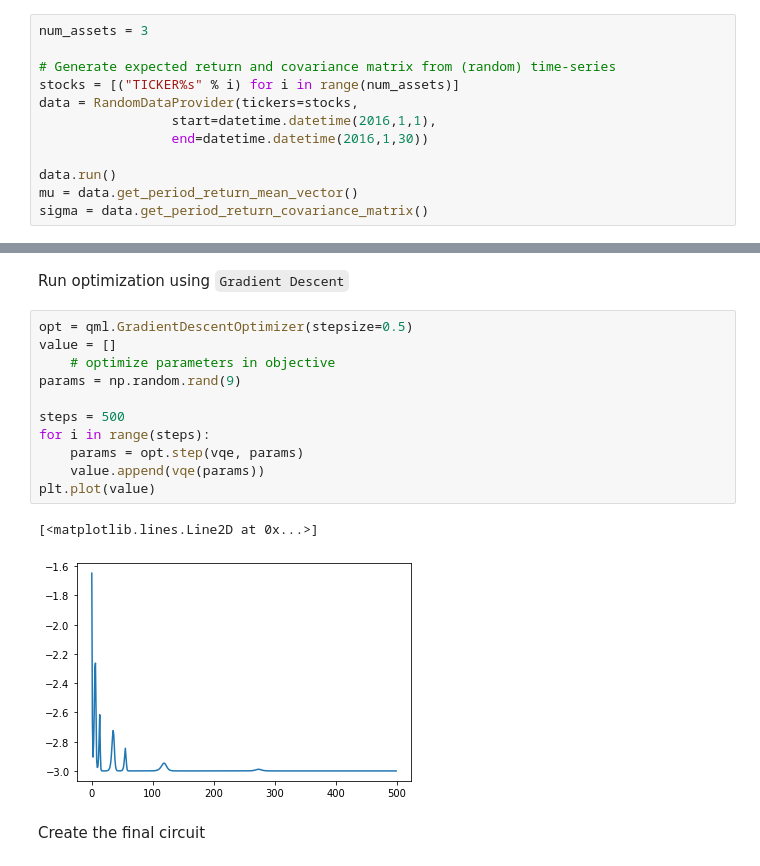
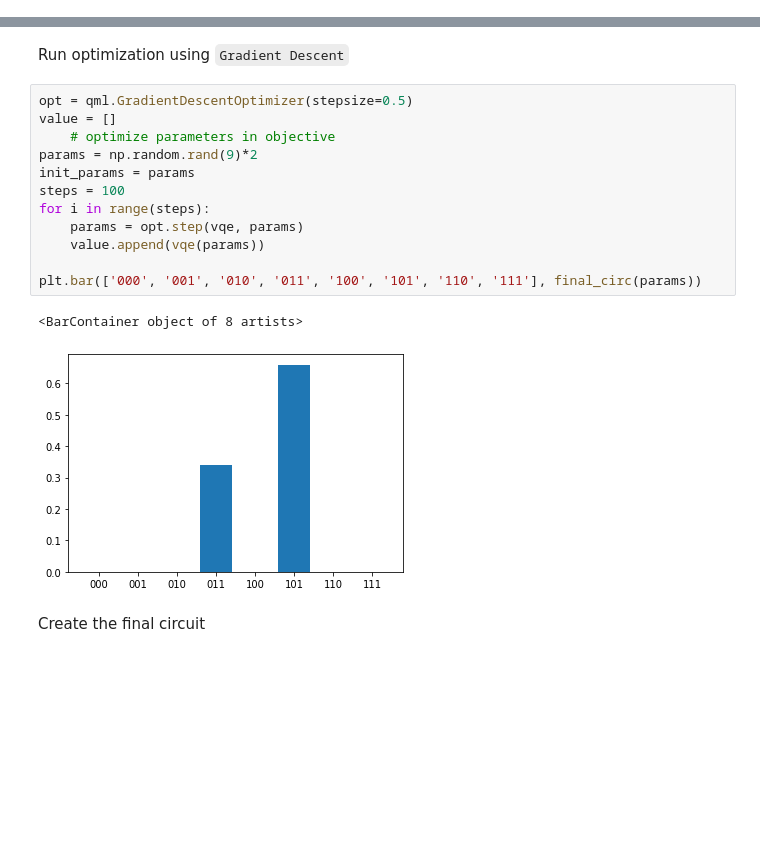
Before and after one commit to rochisha0/stock-picking, a Jupyter notebook: VQE for portfolio optimization.ipynb, the cells around one changed output, grey strips where cells are left out. Drawn from its saved outputs; the diff is of its cells as text; blank space fills up the shorter version.

```diff
--- a/VQE for portfolio optimization.ipynb
+++ b/VQE for portfolio optimization.ipynb
@@ -98,12 +97,0 @@ I picked three random assets
-# %%
-num_assets = 3
-
-# Generate expected return and covariance matrix from (random) time-series
-stocks = [("TICKER%s" % i) for i in range(num_assets)]
-data = RandomDataProvider(tickers=stocks,
-                 start=datetime.datetime(2016,1,1),
-                 end=datetime.datetime(2016,1,30))
-
-data.run()
-mu = data.get_period_return_mean_vector()
-sigma = data.get_period_return_covariance_matrix()
@@ -265,17 +268,18 @@ Run optimization using `Gradient Descent`
 # %%
 opt = qml.GradientDescentOptimizer(stepsize=0.5)
 value = []
     # optimize parameters in objective
-params = np.random.rand(9)
-
-steps = 500
+params = np.random.rand(9)*2
+init_params = params
+steps = 100
 for i in range(steps):
     params = opt.step(vqe, params)
     value.append(vqe(params))
-plt.plot(value)
+
+plt.bar(['000', '001', '010', '011', '100', '101', '110', '111'], final_circ(params))
 # %% [output]
-[<matplotlib.lines.Line2D at 0x...>]
+<BarContainer object of 8 artists>
-[figure, old version]
+[figure, new version]
 # %% [markdown]
 Create the final circuit
 # %%
```
Also changed, not shown: parts of 12 cells of this notebook, 3 other files.
